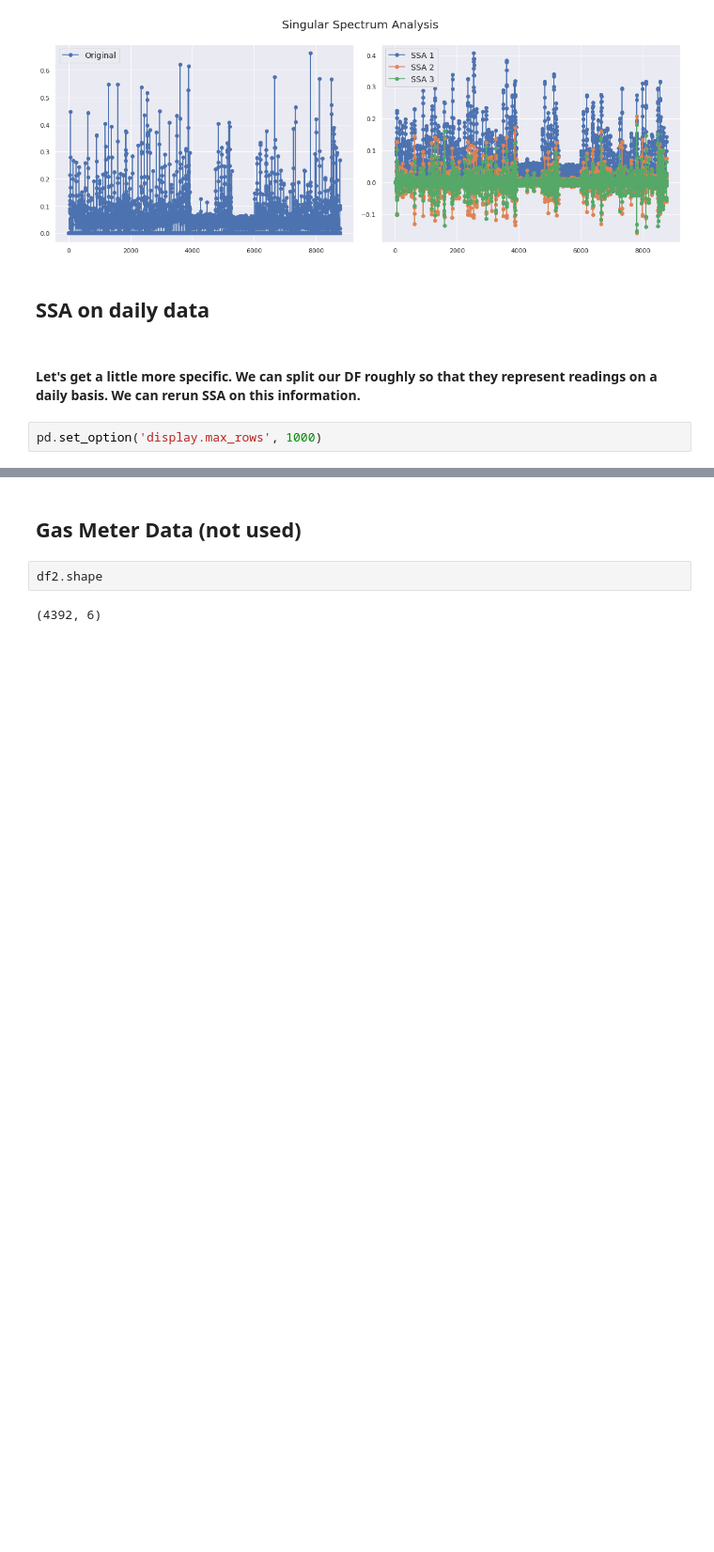
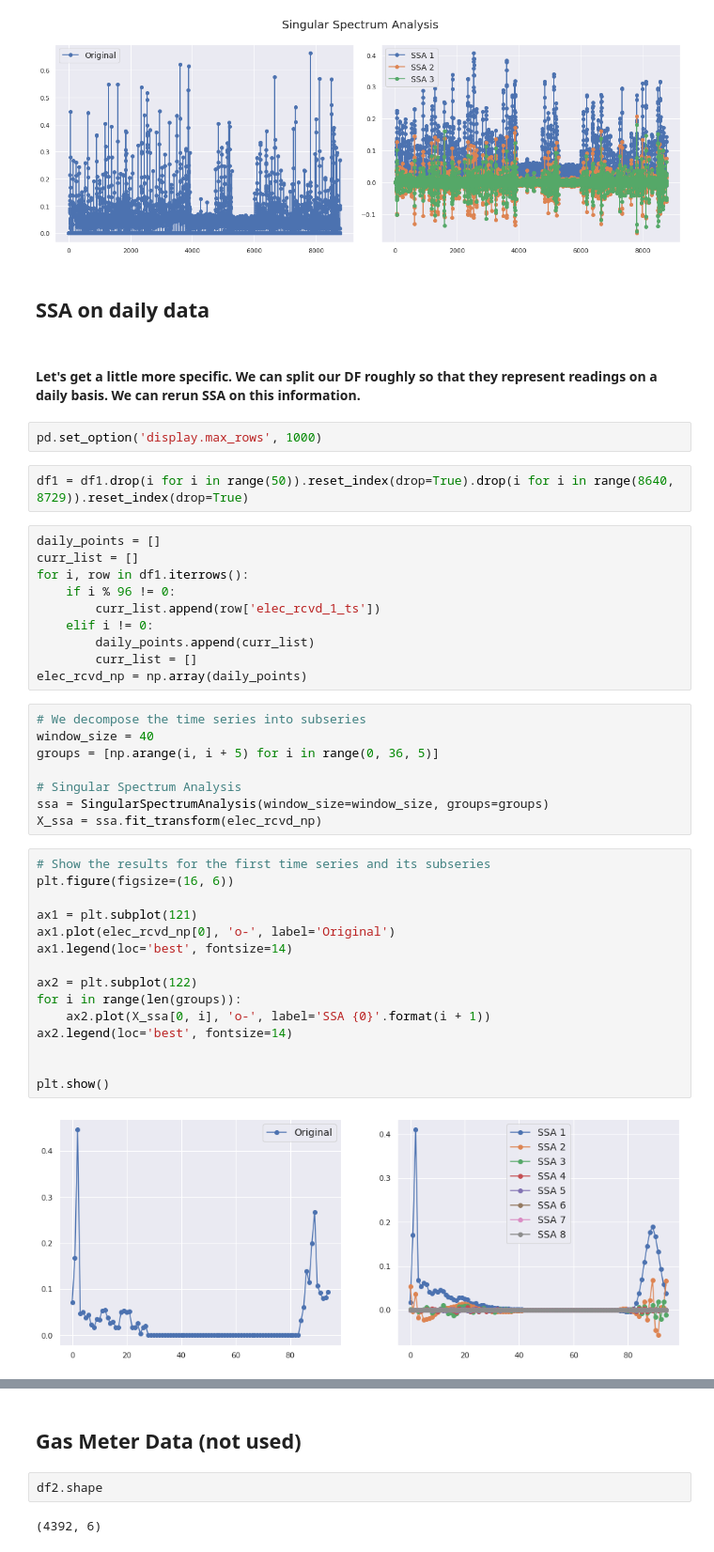
Before and after one commit to govi218/energenies, a Jupyter notebook: notebooks/signal-processing.ipynb, the cells around one changed output, grey strips where cells are left out. Shown at 94% size. Cells and saved outputs as stored; diff of their text form; blank space fills up the shorter version.

Commit message:
daily, weekly SSD

```diff
--- a/notebooks/signal-processing.ipynb
+++ b/notebooks/signal-processing.ipynb
@@ -258,3 +260,40 @@ plt.show()
 #### Let's get a little more specific. We can split our DF roughly so that they represent readings on a daily basis. We can rerun SSA on this information.
 # %%
 pd.set_option('display.max_rows', 1000)
+# %%
+df1 = df1.drop(i for i in range(50)).reset_index(drop=True).drop(i for i in range(8640, 8729)).reset_index(drop=True)
+# %%
+daily_points = []
+curr_list = []
+for i, row in df1.iterrows():
+    if i % 96 != 0:
+        curr_list.append(row['elec_rcvd_1_ts'])
+    elif i != 0:
+        daily_points.append(curr_list)
+        curr_list = []
+elec_rcvd_np = np.array(daily_points)
+# %%
+# We decompose the time series into subseries
+window_size = 40
+groups = [np.arange(i, i + 5) for i in range(0, 36, 5)]
+
+# Singular Spectrum Analysis
+ssa = SingularSpectrumAnalysis(window_size=window_size, groups=groups)
+X_ssa = ssa.fit_transform(elec_rcvd_np)
+# %%
+# Show the results for the first time series and its subseries
+plt.figure(figsize=(16, 6))
+
+ax1 = plt.subplot(121)
+ax1.plot(elec_rcvd_np[0], 'o-', label='Original')
+ax1.legend(loc='best', fontsize=14)
+
+ax2 = plt.subplot(122)
+for i in range(len(groups)):
+    ax2.plot(X_ssa[0, i], 'o-', label='SSA {0}'.format(i + 1))
+ax2.legend(loc='best', fontsize=14)
+
+
+plt.show()
+# %% [output]
+[figure, added]
```
Also changed, not shown: parts of 12 cells of this notebook.
